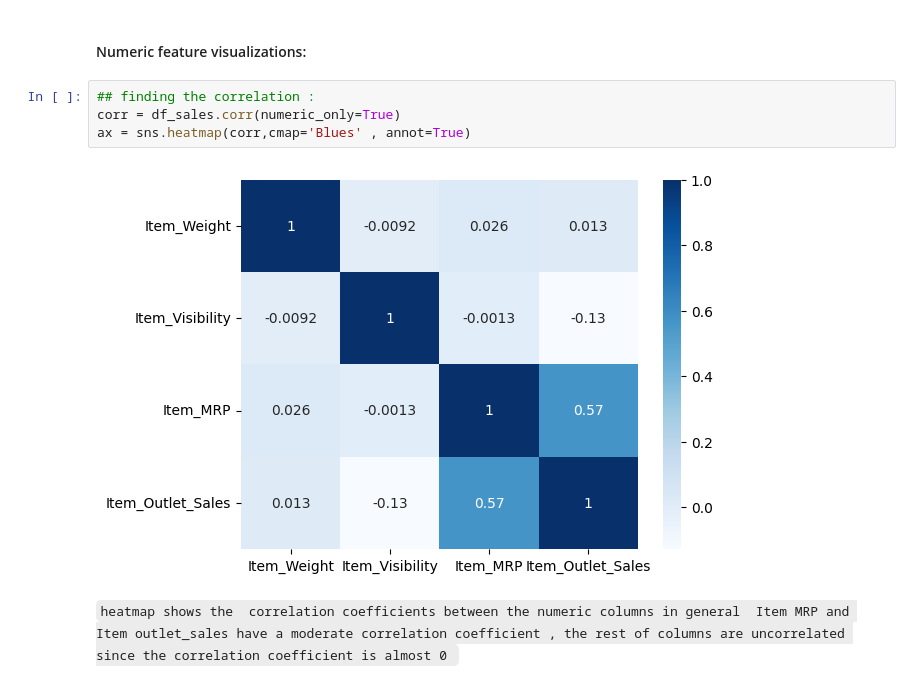
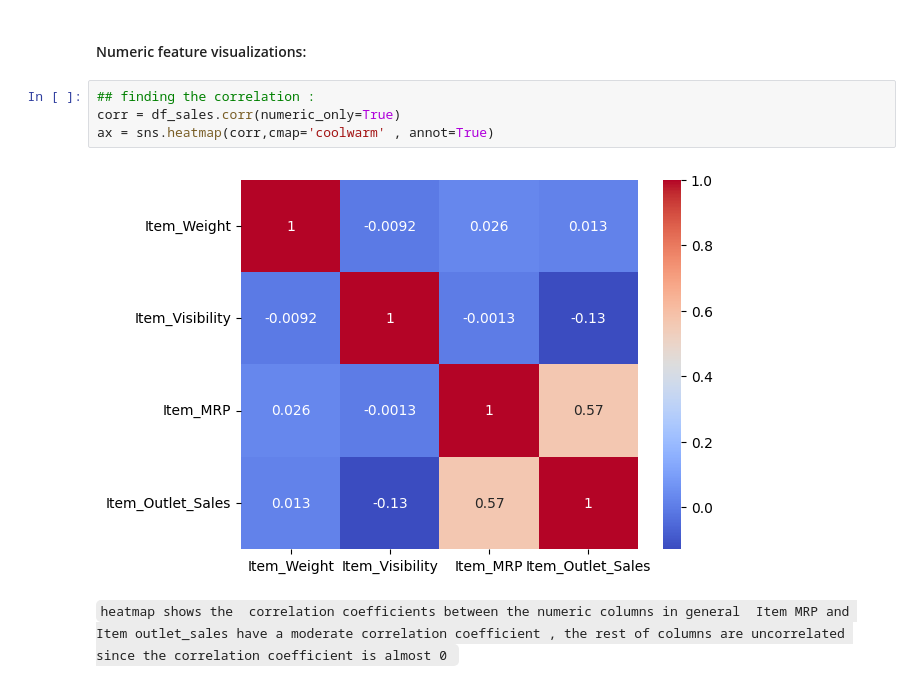
Before and after one commit to Areej73/Prediction-of-Product-Sales, a Jupyter notebook: Prediction_of_product_Sales_.ipynb, the cells around one changed output. Cells and saved outputs as stored; diff of their text form.

```diff
--- a/Prediction_of_product_Sales_.ipynb
+++ b/Prediction_of_product_Sales_.ipynb
@@ -526,9 +526,9 @@ dtype: int64
 # %%
 ## finding the correlation :
 corr = df_sales.corr(numeric_only=True)
-ax = sns.heatmap(corr,cmap='Blues' , annot=True)
+ax = sns.heatmap(corr,cmap='coolwarm' , annot=True)
 # %% [output]
-[figure, old version]
+[figure, new version]
 # %% [markdown]
 `heatmap shows the  correlation coefficients between the numeric columns in general  Item MRP and Item outlet_sales have a moderate correlation coefficient , the rest of columns are uncorrelated since the correlation coefficient is almost 0 `
 # %%
```
